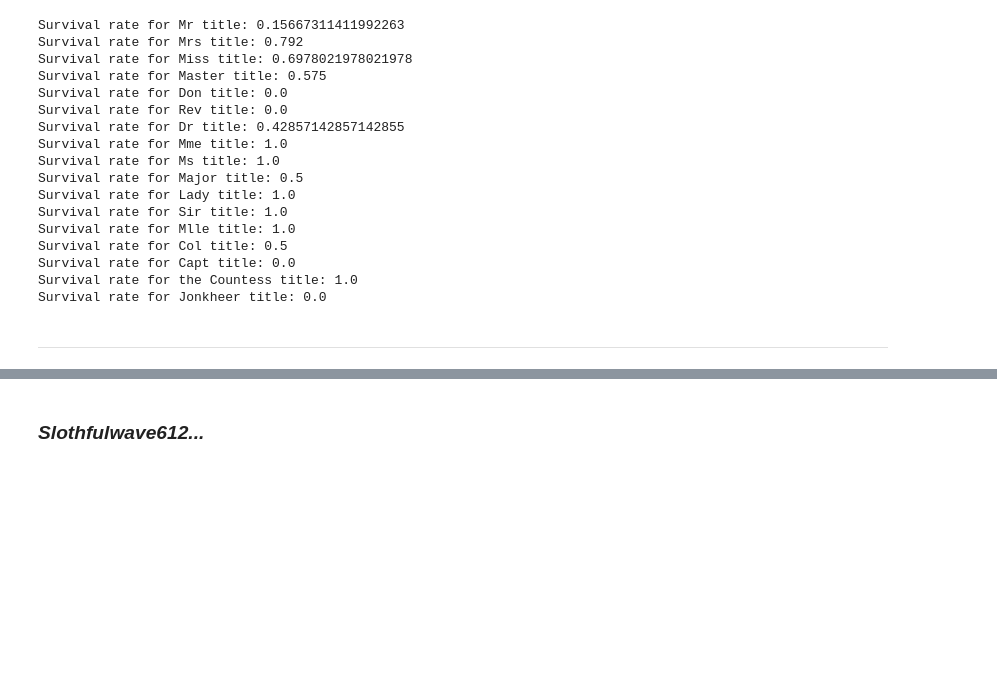
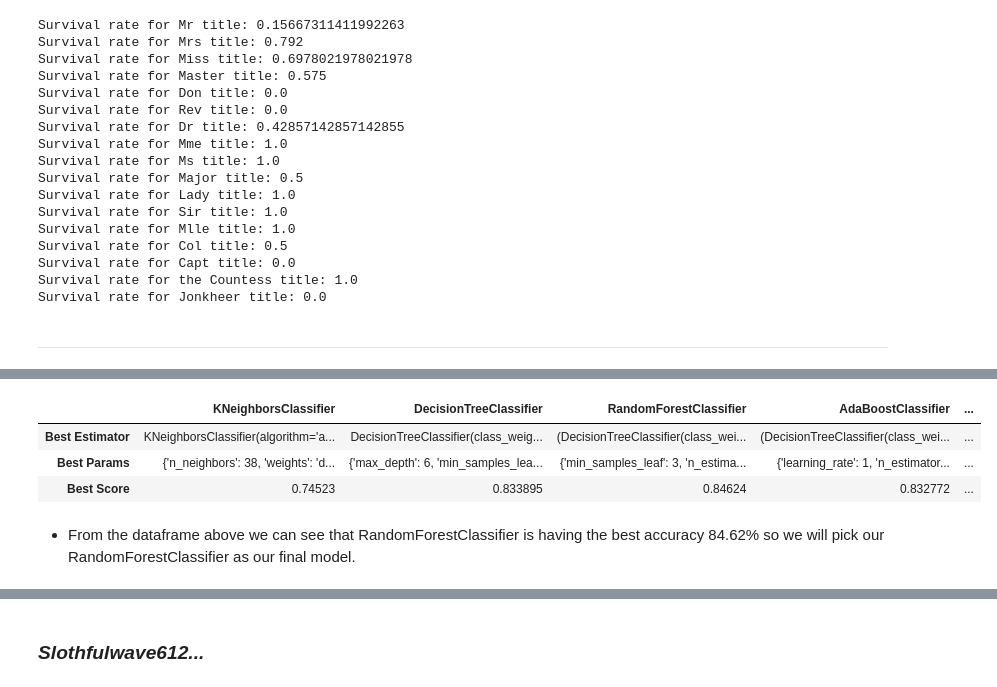
Before and after one commit to Slothfulwave612/Titanic-Disaster, a Jupyter notebook: Titanic_Disaster.ipynb, the cells around one changed output, grey strips where cells are left out. Cells and saved outputs as stored; diff of their text form; code cells hidden in the pictures; blank space fills up the shorter version.

```diff
--- a/Titanic_Disaster.ipynb
+++ b/Titanic_Disaster.ipynb
@@ -788,0 +891,14 @@ Survival rate for Jonkheer title: 0.0
+# %%
+## final_model : dictionary will contain best score, best params and best estimator for each model
+final_model = dict()
+
+## apply GridSearchCV to each model
+for model_name in param_dist:
+    rand_search = GridSearchCV(models[model_name], param_dist[model_name], cv=12, scoring='accuracy', verbose=3, return_train_score=False)
+    rand_search.fit(X,y)
+
+    final_model[model_name] = {
+                               'Best Score': rand_search.best_score_,
+                               'Best Params': rand_search.best_params_,
+                               'Best Estimator': rand_search.best_estimator_
+                              }
@@ -788,0 +1009,9 @@ Survival rate for Jonkheer title: 0.0
+# %%
+pd.DataFrame(final_model)
+# %% [output]
+|  | KNeighborsClassifier | DecisionTreeClassifier | RandomForestClassifier | AdaBoostClassifier | ... |
+| Best Estimator | KNeighborsClassifier(algorithm='a... | DecisionTreeClassifier(class_weig... | (DecisionTreeClassifier(class_wei... | (DecisionTreeClassifier(class_wei... | ... |
+| Best Params | {'n_neighbors': 38, 'weights': 'd... | {'max_depth': 6, 'min_samples_lea... | {'min_samples_leaf': 3, 'n_estima... | {'learning_rate': 1, 'n_estimator... | ... |
+| Best Score | 0.74523 | 0.833895 | 0.84624 | 0.832772 | ... |
+# %% [markdown]
+* From the dataframe above we can see that RandomForestClassifier is having the best accuracy 84.62% so we will pick our RandomForestClassifier as our final model.
```
Also changed, not shown: parts of 27 cells of this notebook.
